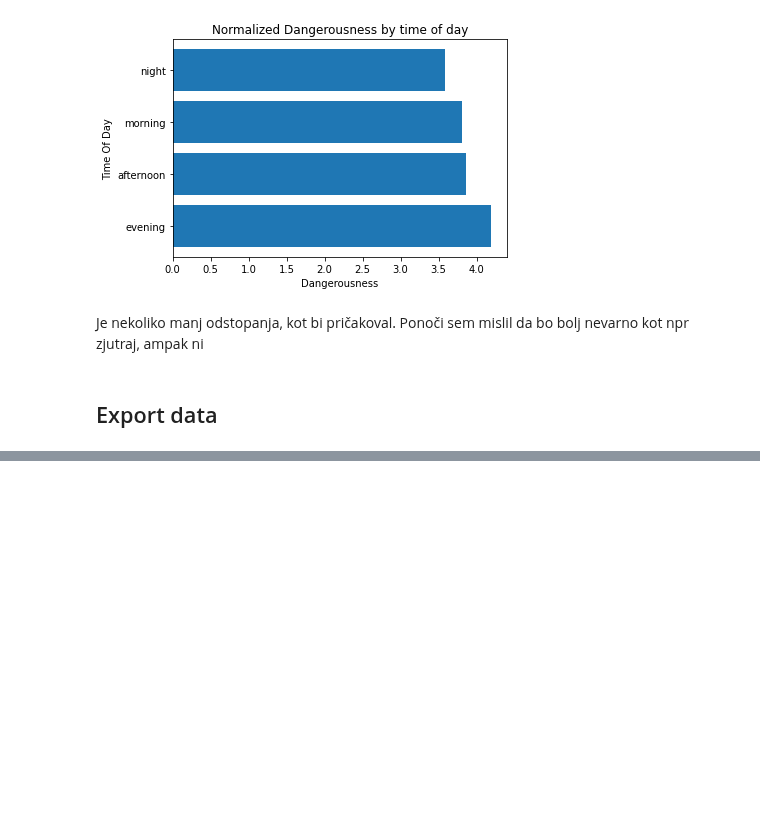
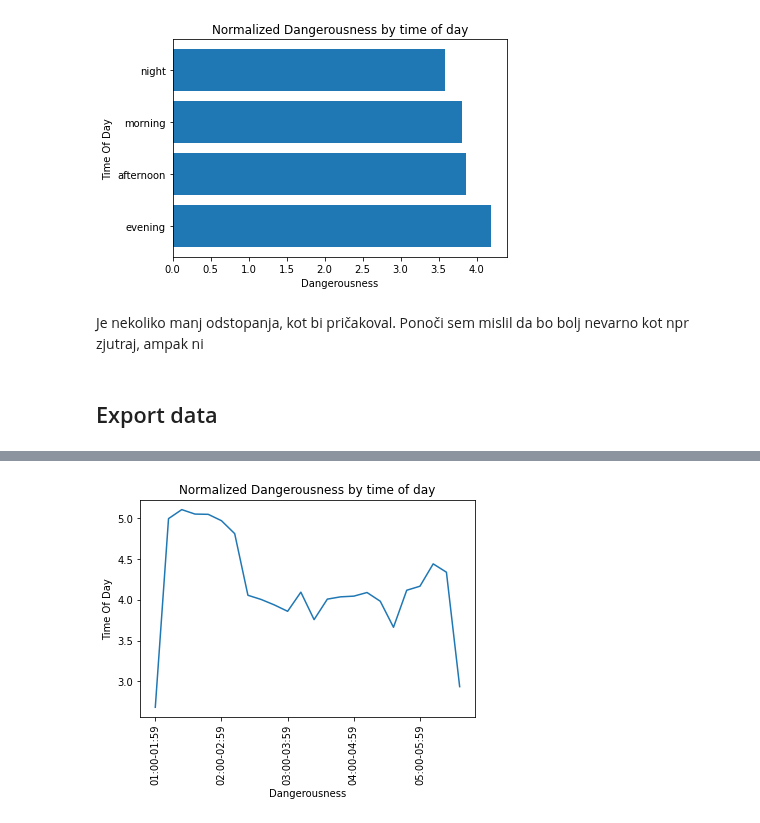
Before and after one commit to zrezke/PR21mlfjis, a Jupyter notebook: data_processing/time_of_day_dangerousness.ipynb, the cells around one changed output, grey strips where cells are left out. Cells and saved outputs as stored; diff of their text form; code cells hidden in the pictures; blank space fills up the shorter version.

```diff
--- a/data_processing/time_of_day_dangerousness.ipynb
+++ b/data_processing/time_of_day_dangerousness.ipynb
@@ -150,0 +209,11 @@ json.dump(export_dict, open("../data/danger_by_tod.json", "w"))
+# %%
+fig, ax = plt.subplots();
+ax.plot(sorted_np_tod_danger[:, 1]);
+ax.set_xticklabels(sorted_np_tod_danger[:, 0], rotation=90);
+ax.set_xticks(np.arange(len(sorted_np_tod_danger[:, 0])));
+ax.set_xlabel('Dangerousness');
+ax.set_ylabel('Time Of Day');
+ax.set_title('Normalized Dangerousness by time of day');
+plt.show();
+# %% [output]
+[figure, added]
```
Also changed, not shown: parts of 10 cells of this notebook, 7 other files.
